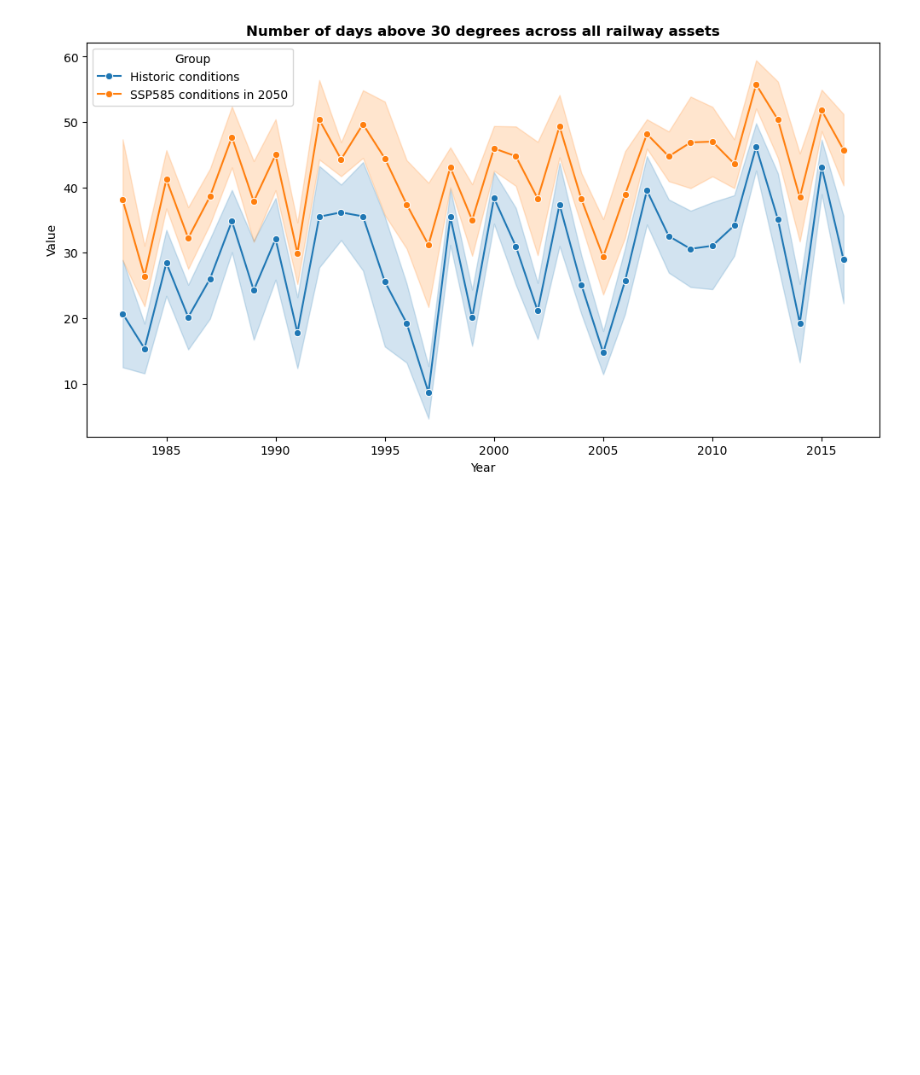
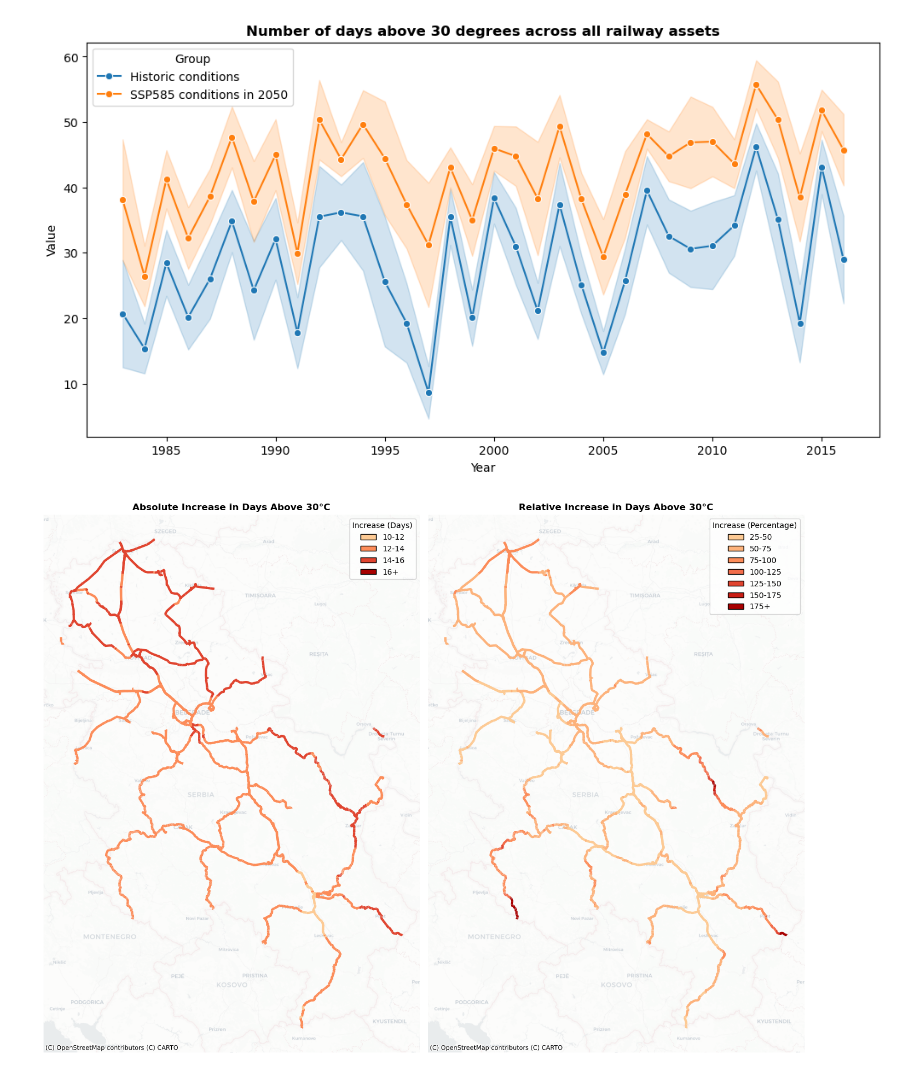
Before and after one commit to VU-IVM/GlobalInfraRisk, a Jupyter notebook: hazard/heatwaves.ipynb, the cells around one changed output. Saved outputs shown, nothing was run; the diff lists cells and outputs as text; code cells hidden in the pictures; blank space fills up the shorter version.

Commit message:
add a figure for heatwaves

```diff
--- a/hazard/heatwaves.ipynb
+++ b/hazard/heatwaves.ipynb
@@ -209,3 +210,90 @@ plt.title('Number of days above 30 degrees across all railway assets',fontweight
 plt.show()
 # %% [output]
 [figure]
+# %%
+relative_increase = ((df_future-df_baseline)/df_baseline)*100
+relative_increase = pd.DataFrame(relative_increase.mean(axis=1)).rename(columns = {0:'mean_increase'})
+all_features_exposed = features.merge(relative_increase,left_index=True,right_index=True)
+# %%
+all_features_exposed['abs_increase'] = (df_future-df_baseline).mean(axis=1).values
+# %%
+import numpy as np
+import pandas as pd
+import geopandas as gpd
+import matplotlib.pyplot as plt
+import contextily as cx
+from matplotlib.colors import ListedColormap
+from matplotlib.patches import Patch
+
+# Ensure that all_features_exposed is in EPSG:3857 for proper basemap overlay
+if all_features_exposed.crs.to_string() != 'EPSG:3857':
+    all_features_exposed = all_features_exposed.to_crs(epsg=3857)
+
+# ---------------------------------
+# Left Panel: Binned Absolute Increase
+# ---------------------------------
+# Define bins for absolute increase between 10 and 16.
+# Values between 10-12, 12-14, 14-16, and above 16.
+abs_bins = [10, 12, 14, 16, np.inf]
+abs_labels = ['10-12', '12-14', '14-16', '16+']
+all_features_exposed['abs_inc_cat'] = pd.cut(
+    all_features_exposed['abs_increase'],
+    bins=abs_bins,
+    labels=abs_labels,
+    include_lowest=True
+)
+
+# Create a discrete colormap for the abs_increase bins using a Blues palette.
+n_abs = len(abs_labels)
+abs_cmap = ListedColormap(plt.cm.OrRd(np.linspace(0.3, 0.9, n_abs)))
+abs_cat_to_color = {label: abs_cmap.colors[i] for i, label in enumerate(abs_labels)}
+
+# ---------------------------------
+# Right Panel: Classified Mean Increase
+# ---------------------------------
+# Define classification bins for mean_increase from 25 to 175, with a final bin for >=175.
+mean_bins = [25, 50, 75, 100, 125, 150, 175, np.inf]
+mean_labels = ['25-50', '50-75', '75-100', '100-125', '125-150', '150-175', '175+']
+all_features_exposed['mean_inc_cat'] = pd.cut(
+    all_features_exposed['mean_increase'],
+    bins=mean_bins,
+    labels=mean_labels,
+    include_lowest=True
+)
+
+# Create a discrete colormap for mean_increase using an OrRd palette.
+n_mean = len(mean_labels)
+mean_cmap = ListedColormap(plt.cm.OrRd(np.linspace(0.3, 0.9, n_mean)))
+mean_cat_to_color = {label: mean_cmap.colors[i] for i, label in enumerate(mean_labels)}
+
+# ---------------------------------
+# Create the Multiplot Figure
+# ---------------------------------
+fig, (ax1, ax2) = plt.subplots(1, 2, figsize=(14, 10))
+
+# Left Panel: Plot the binned absolute increase
+for cat in abs_labels:
+    subset = all_features_exposed[all_features_exposed['abs_inc_cat'] == cat]
+    if not subset.empty:
+        subset.plot(ax=ax1, color=abs_cat_to_color[cat], linewidth=3, label=cat)
+cx.add_basemap(ax1, source=cx.providers.CartoDB.Positron, alpha=0.5)
+ax1.set_title("Absolute Increase in Days Above 30°C",fontweight='bold')
+ax1.set_axis_off()
+legend_handles_left = [Patch(facecolor=abs_cat_to_color[cat], edgecolor='black', label=cat) for cat in abs_labels]
+ax1.legend(handles=legend_handles_left, title="Increase (Days)", loc='upper right')
+
+# Right Panel: Plot the classified mean increase with thicker lines
+for cat in mean_labels:
+    subset = all_features_exposed[all_features_exposed['mean_inc_cat'] == cat]
+    if not subset.empty:
+        subset.plot(ax=ax2, color=mean_cat_to_color[cat], linewidth=3, label=cat)
+cx.add_basemap(ax2, source=cx.providers.CartoDB.Positron, alpha=0.5)
+ax2.set_title("Relative Increase in Days Above 30°C",fontweight='bold')
+ax2.set_axis_off()
+legend_handles_right = [Patch(facecolor=mean_cat_to_color[cat], edgecolor='black', label=cat) for cat in mean_labels]
+ax2.legend(handles=legend_handles_right, title="Increase (Percentage)", loc='upper right')
+
+plt.tight_layout()
+plt.show()
+# %% [output]
+[figure, added]
```
Also changed, not shown: parts of 1 cell of this notebook.
